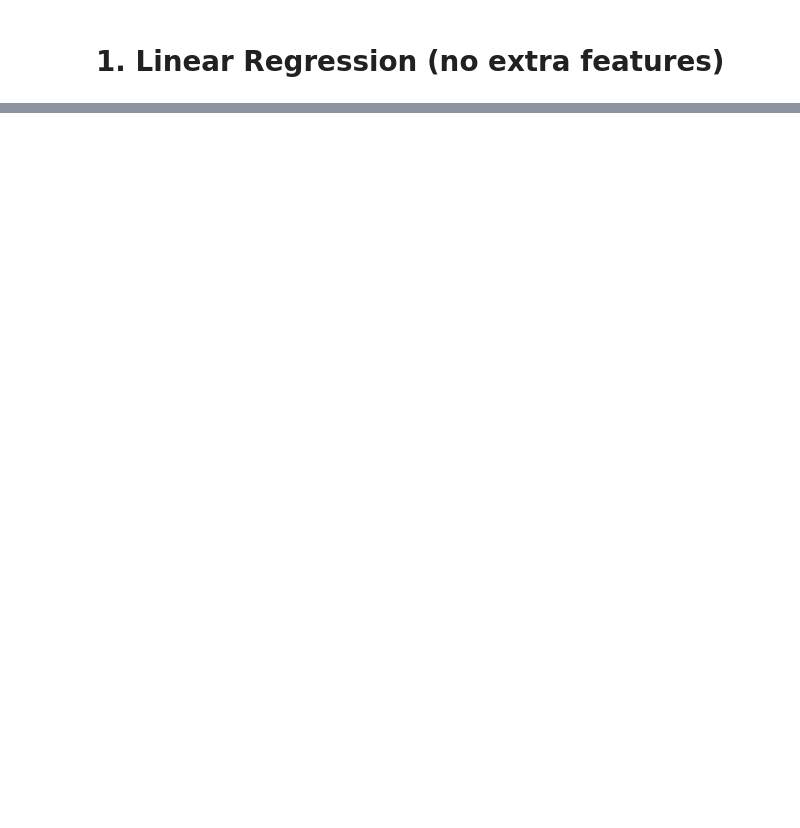
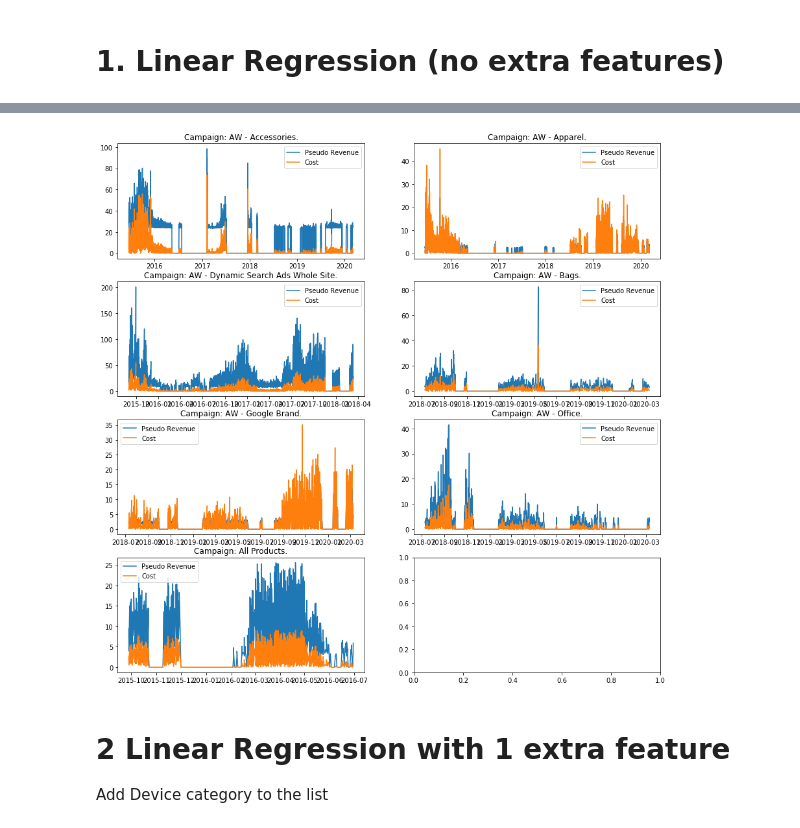
Before and after one commit to Morphl-AI/Ecommerce-Marketing-Spend-Optimization, a Jupyter notebook: Notebooks/4. Budget allocation - pseudo-revenue - first-revenue assumption - regressions .ipynb, the cells around one changed output, grey strips where cells are left out. Drawn from its saved outputs; the diff is of its cells as text; code cells hidden in the pictures; blank space fills up the shorter version.

```diff
--- a/Notebooks/4. Budget allocation - pseudo-revenue - first-revenue assumption - regressions .ipynb
+++ b/Notebooks/4. Budget allocation - pseudo-revenue - first-revenue assumption - regressions .ipynb
@@ -474,0 +419,3 @@ plotFinalResults(LRFinalDf, LROverallError)
+# %%
+LROverallError = getOverallError(sumPredictedDf)
+display(LROverallError)
@@ -474,0 +431,8 @@ plotFinalResults(LRFinalDf, LROverallError)
+# %%
+plotFinalResults(sumPredictedDf, LROverallError)
+# %% [output]
+[figure, added]
+# %% [markdown]
+# 2 Linear Regression with 1 extra feature
+
+Add Device category to the list
```
Also changed, not shown: parts of 61 cells of this notebook.
